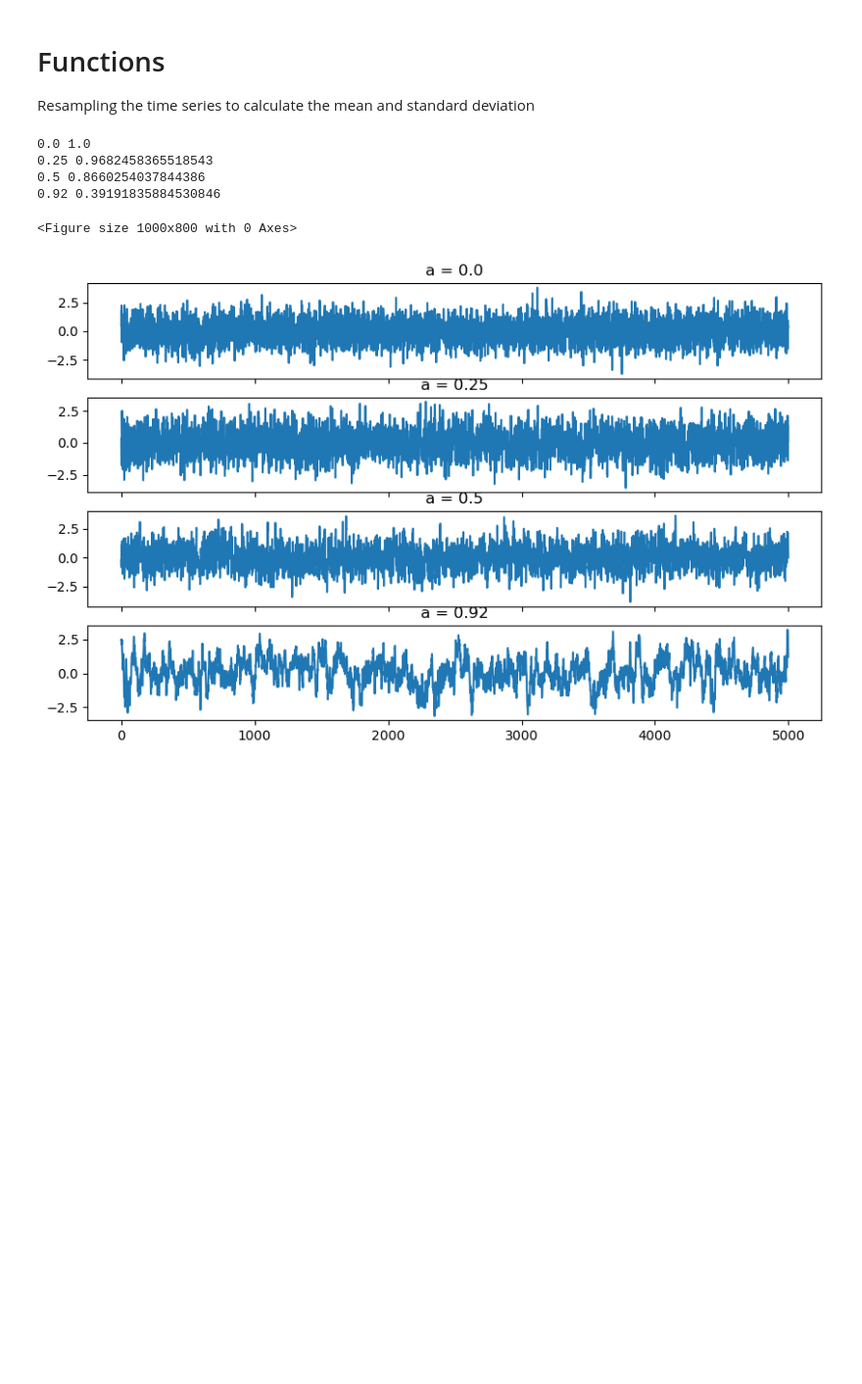
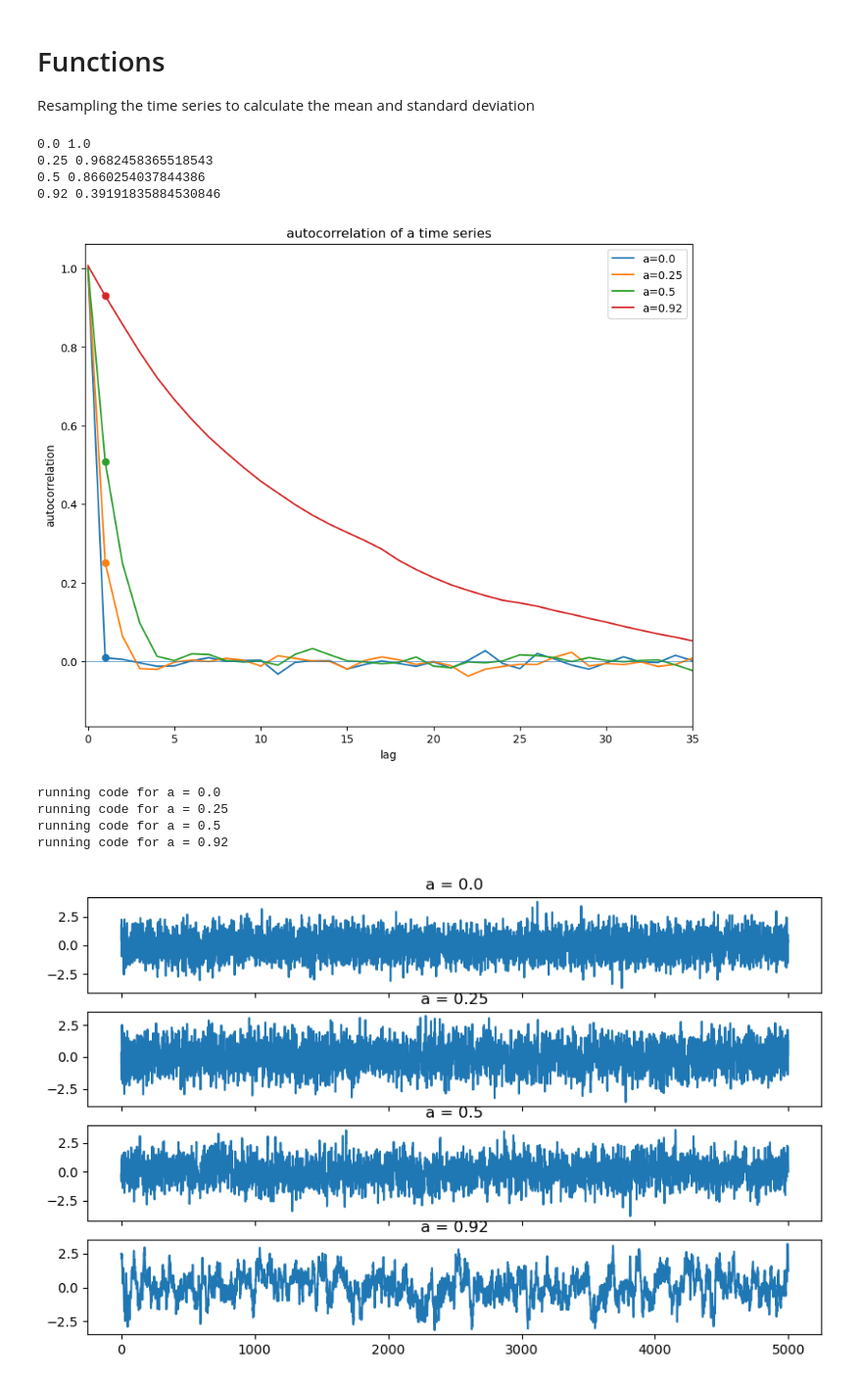
Before and after one commit to masoud-akbarzadeh/Objective_analysis_HW, a Jupyter notebook: hw3_Obj_A/hw3_pr1_obj_a.ipynb, the cells around one changed output. Shown: that part at 98% size. Saved outputs shown, nothing was run; the diff lists cells and outputs as text; code cells hidden in the pictures; blank space fills up the shorter version.

```diff
--- a/hw3_Obj_A/hw3_pr1_obj_a.ipynb
+++ b/hw3_Obj_A/hw3_pr1_obj_a.ipynb
@@ -42,24 +42,71 @@ np.random.seed(0)
 # %%
 # Generate a time series with red noise
 auto_vec = np.array([0 , .25, .5, .92])
 T = np.empty((len(auto_vec), series_length))
 plt.figure(figsize=(10, 8))
 for ia, a in enumerate(auto_vec):
     # Create time series with red noise itteratively
     b = np.sqrt(1. - a**2) # Calculate the value of b for the given a
     print(a, b)
     x1 = [] # Create an empty list to store the time series
     x1.append(np.random.normal(.0, 1., size=1,)) # Generate the first value of the time series
     for it in np.arange(0, series_length-1, 1): # Generate the time series
         x1.append(a*x1[it] + b*np.random.normal(size=1))
     x1 = np.asarray(x1)[:,0] # Convert the list to a numpy array and remove the second dimension of the array
     T[ia, :] = x1 # Store the time series in the matrix T
+
+    # correlate x1 with itself to calculate the autocorrelation
+    # note, can also use np.corrcoef()
+    c = np.correlate(x1,x1, 'same')/(np.var(x1)*np.size(x1))
+    c = c[int(np.size(c)/2):]
+
+    p=plt.plot(np.arange(0,np.size(c)),c,'-', label='a=' + str(a))
+    clrVal = p[0].get_color()
+    plt.plot(1,c[1],'o',color=clrVal)
+
+plt.axhline(y=0,linewidth=.5)
+plt.xlim(-.15,35)
+plt.xlabel('lag')
+plt.ylabel('autocorrelation')
+plt.legend()
+#plt.legend(np.ndarray.tolist(auto_vec))
+plt.title('autocorrelation of a time series')
+plt.show()
 # %% [output]
 0.0 1.0
 0.25 0.9682458365518543
 0.5 0.8660254037844386
 0.92 0.39191835884530846
-<Figure size 1000x800 with 0 Axes>
+[figure, added]
+# %%
+CORR_VEC = np.empty((10000,np.size(auto_vec)))
+
+for ia,a in enumerate(auto_vec):
+
+    print('running code for a = ' + str(a))
+    b = np.sqrt(1. - a**2)
+
+    for ic,cval in enumerate(CORR_VEC[:,0]):
+
+        x = []
+        y = []
+        x.append(np.random.normal(size=1))
+        y.append(np.random.normal(size=1))
+
+        #make two 100-valued red noise time series with specific auto correlations; x and y are not related!
+        for it in np.arange(0,100,1):
+            x.append(a*x[it] + b*np.random.normal(size=1))
+            y.append(a*y[it] + b*np.random.normal(size=1))
+
+        x = np.asarray(x)[:,0]
+        y = np.asarray(y)[:,0]
+        c = np.corrcoef(x,y)
+        CORR_VEC[ic,ia] = c[0,1]
+# %% [output]
+running code for a = 0.0
+running code for a = 0.25
+running code for a = 0.5
+running code for a = 0.92
 # %%
 # Plot the time series
 fig, ax = plt.subplots(np.size(auto_vec), 1, figsize=(10, 6), sharex=True)
```
Also changed, not shown: parts of 1 cell of this notebook, 1 other file.
